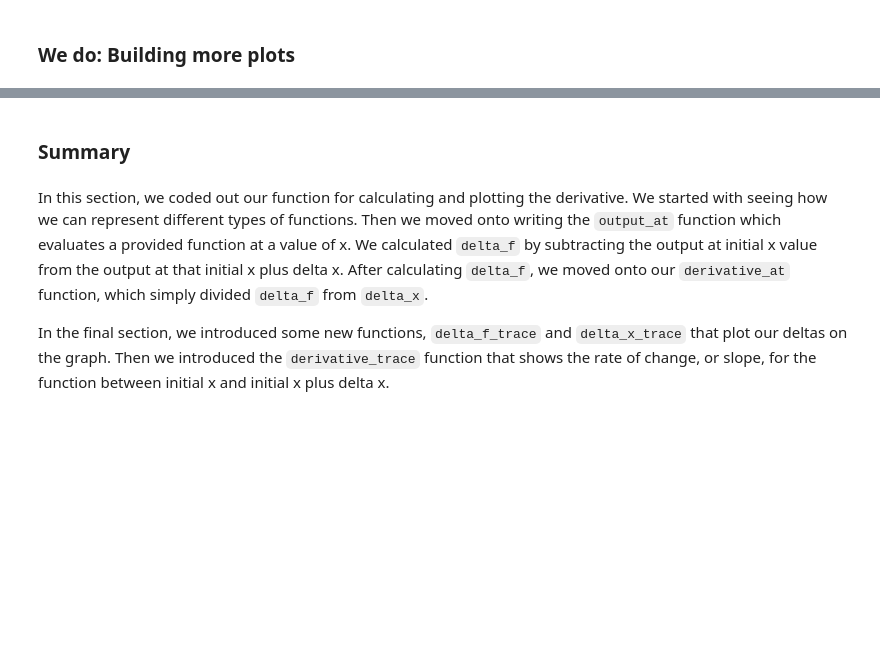
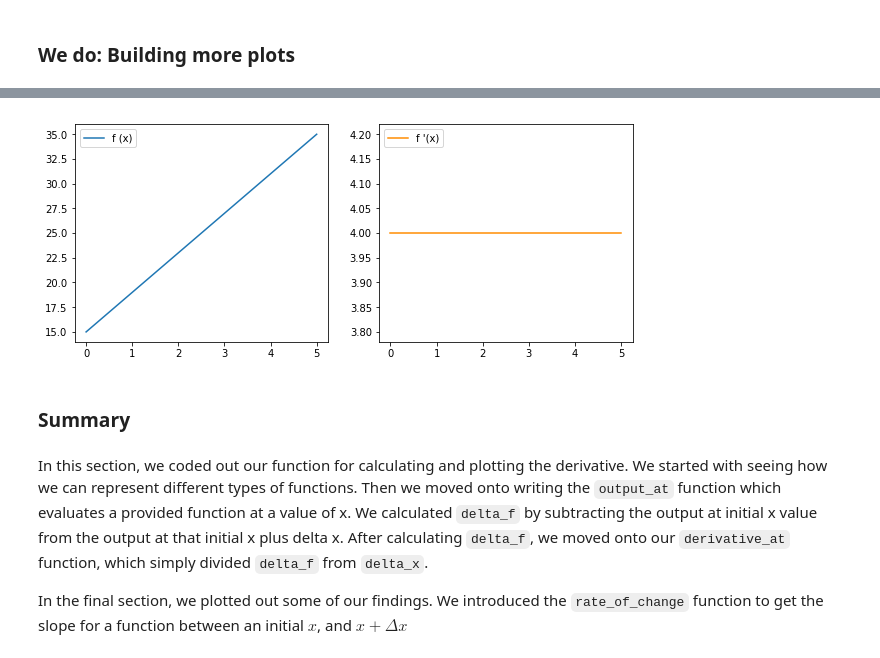
Before and after one commit to learn-co-curriculum/ds-introduction-to-derivatives-lab, a Jupyter notebook: index.ipynb, the cells around one changed output, grey strips where cells are left out. Saved outputs shown, nothing was run; the diff lists cells and outputs as text; code cells hidden in the pictures; blank space fills up the shorter version.

```diff
--- a/index.ipynb
+++ b/index.ipynb
@@ -258,6 +269,26 @@ This is the format of your plot grid:
+# %%
+fig, ax = plt.subplots(figsize=(10,4))
+
+x_values = np.linspace(0, 5, 100)
+function_values = list(map(lambda x: output_at(lin_function, x),x_values))
+derivative_values = list(map(lambda x: derivative_of(lin_function, x, delta_x), x_values))
+
+# plot 1
+plt.subplot(121)
+plt.plot(x_values, function_values, label = "f (x)")
+plt.legend(loc="upper left", bbox_to_anchor=[0, 1], ncol=2, fancybox=True)
+
+# plot 2
+plt.subplot(122)
+plt.plot(x_values, derivative_values,color="darkorange", label = "f '(x)")
+plt.legend(loc="upper left");
+
+plt.show()
+# %% [output]
+[figure, added]
 # %% [markdown]
 ### Summary
 # %% [markdown]
 In this section, we coded out our function for calculating and plotting the derivative.  We started with seeing how we can represent different types of functions.  Then we moved onto writing the `output_at` function which evaluates a provided function at a value of x.  We calculated `delta_f` by subtracting the output at initial x value from the output at that initial x plus delta x.  After calculating `delta_f`, we moved onto our `derivative_at` function, which simply divided `delta_f` from `delta_x`.
 
-In the final section, we introduced some new functions, `delta_f_trace` and `delta_x_trace` that plot our deltas on the graph.  Then we introduced the `derivative_trace` function that shows the rate of change, or slope, for the function between initial x and initial x plus delta x.
+In the final section, we plotted out some of our findings. We introduced the `rate_of_change` function to get the slope for a function between an initial $x$, and $x + \Delta x $
```
Also changed, not shown: parts of 18 cells of this notebook.
